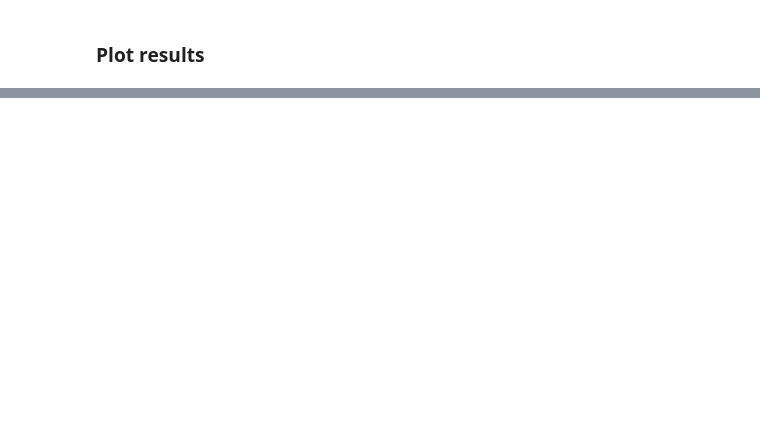
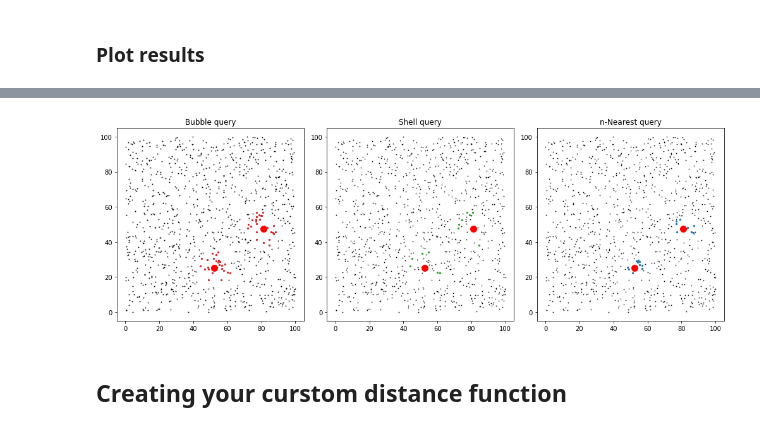
Before and after one commit to mchalela/GriSPy, a Jupyter notebook: docs/source/tutorial.ipynb, the cells around one changed output, grey strips where cells are left out. Saved outputs shown, nothing was run; the diff lists cells and outputs as text; code cells hidden in the pictures; blank space fills up the shorter version.

```diff
--- a/docs/source/tutorial.ipynb
+++ b/docs/source/tutorial.ipynb
@@ -67,29 +67,29 @@ near_dist, near_ind = gsp.nearest_neighbors(centres, n=n_nearest)
 # %% [markdown]
 ### Plot results
 # %%
-plt.figure(4, figsize=(10,3.2))
+fig, axes = plt.subplots(1, 3, figsize=(14, 5))
 
-plt.subplot(1,3,1, aspect='equal')
-plt.title("Bubble query")
-plt.scatter(data[:, 0], data[:, 1], c="k", marker=".", s=3)
+ax = axes[0]
+ax.set_title("Bubble query")
+ax.scatter(data[:, 0], data[:, 1], c="k", marker=".", s=3)
 for ind in bubble_ind:
-    plt.scatter(data[ind, 0], data[ind, 1], c="C3", marker="o", s=5)
-plt.plot(centres[:,0],centres[:,1],'ro',ms=10)
+    ax.scatter(data[ind, 0], data[ind, 1], c="C3", marker="o", s=5)
+ax.plot(centres[:,0],centres[:,1],'ro',ms=10)
 
 
-plt.subplot(1,3,2, aspect='equal')
-plt.title("Shell query")
-plt.scatter(data[:, 0], data[:, 1], c="k", marker=".", s=2)
+ax = axes[1]
+ax.set_title("Shell query")
+ax.scatter(data[:, 0], data[:, 1], c="k", marker=".", s=2)
 for ind in shell_ind:
-    plt.scatter(data[ind, 0], data[ind, 1], c="C2", marker="o", s=5)
-plt.plot(centres[:,0],centres[:,1],'ro',ms=10)
+    ax.scatter(data[ind, 0], data[ind, 1], c="C2", marker="o", s=5)
+ax.plot(centres[:,0],centres[:,1],'ro',ms=10)
 
-plt.subplot(1,3,3, aspect='equal')
-plt.title("n-Nearest query")
-plt.scatter(data[:, 0], data[:, 1], c="k", marker=".", s=2)
+ax = axes[2]
+ax.set_title("n-Nearest query")
+ax.scatter(data[:, 0], data[:, 1], c="k", marker=".", s=2)
 for ind in near_ind:
-    plt.scatter(data[ind, 0], data[ind, 1], c="C0", marker="o", s=5)
-plt.plot(centres[:,0],centres[:,1],'ro',ms=10)
+    ax.scatter(data[ind, 0], data[ind, 1], c="C0", marker="o", s=5)
+ax.plot(centres[:,0],centres[:,1],'ro',ms=10)
 
-plt.tight_layout()
+fig.tight_layout()
 # %% [output]
@@ -97,0 +96,3 @@ plt.tight_layout()
+[figure, added]
+# %% [markdown]
+## Creating your curstom distance function
```
Also changed, not shown: parts of 12 cells of this notebook, 4 other files.
